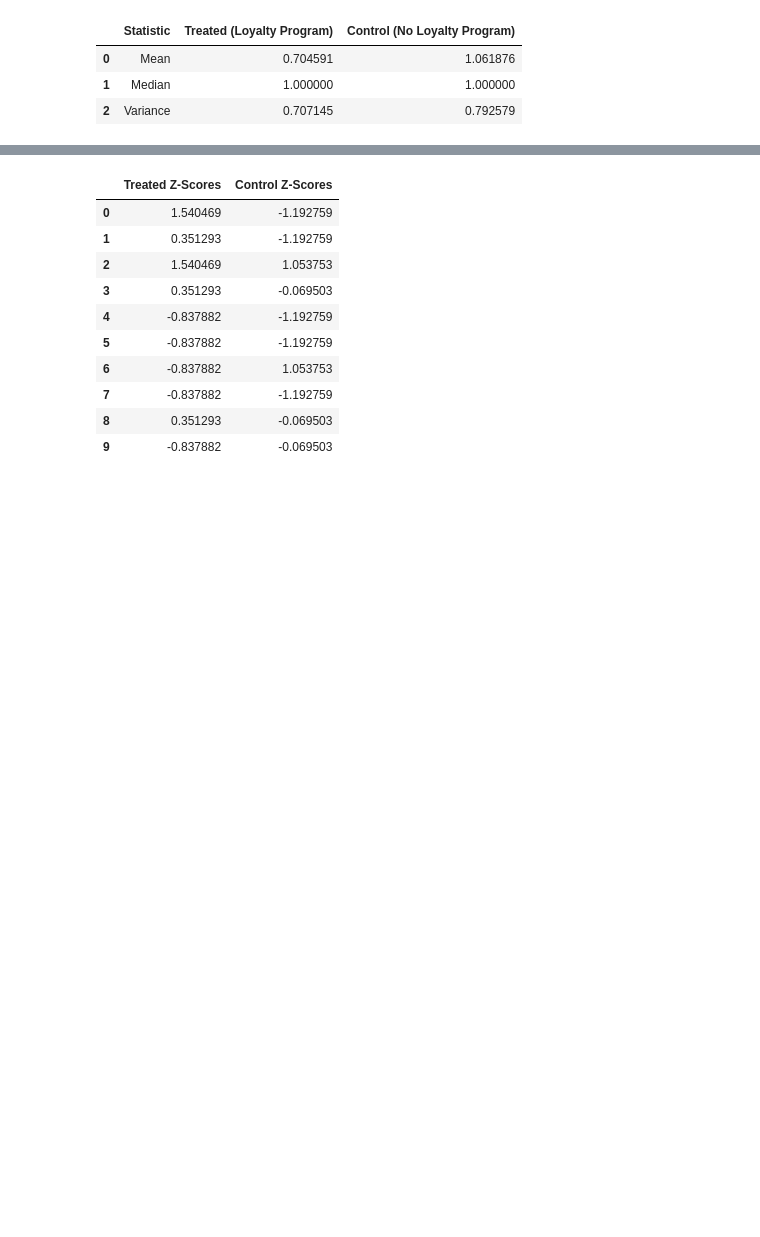
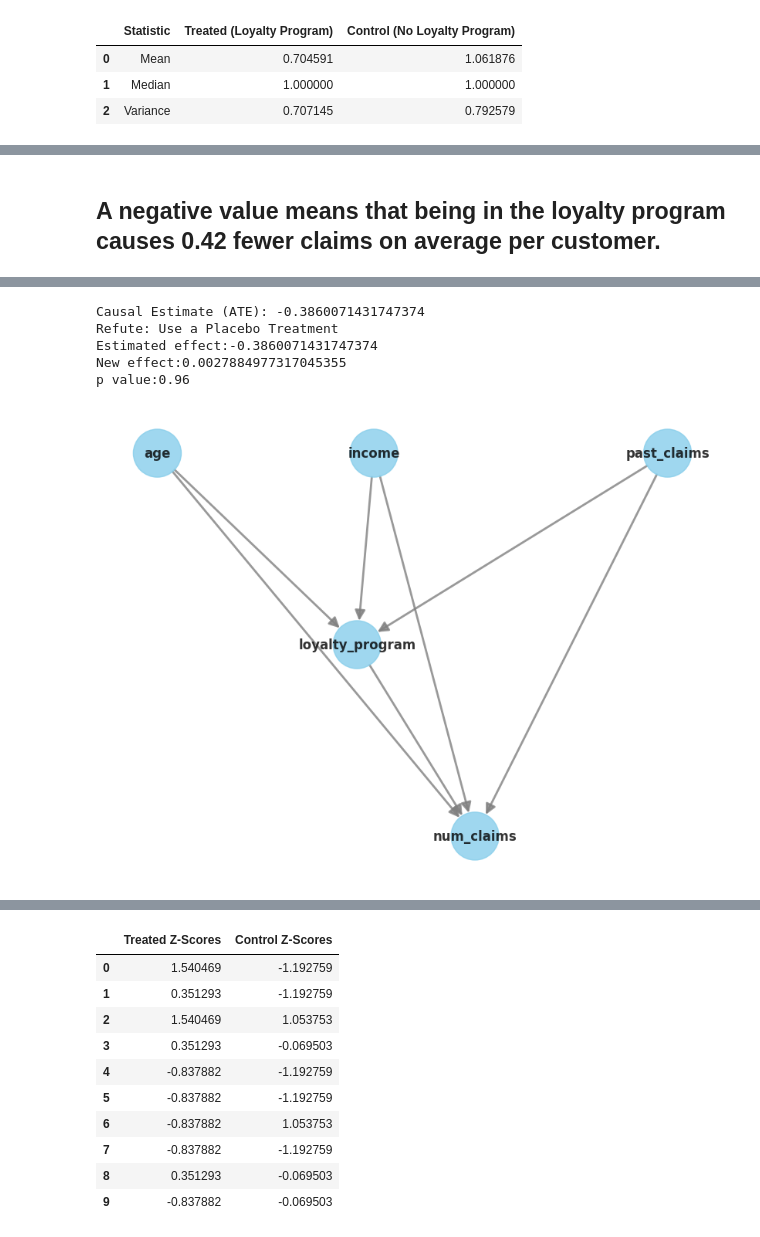
Before and after one commit to amfei/Statistical_Inference, a Jupyter notebook: Statistical_inference.ipynb, the cells around one changed output, grey strips where cells are left out. Drawn from its saved outputs; the diff is of its cells as text; code cells hidden in the pictures; blank space fills up the shorter version.

```diff
--- a/Statistical_inference.ipynb
+++ b/Statistical_inference.ipynb
@@ -225,0 +249,35 @@ np.float64(-0.3572854291417167)
+# %% [markdown]
+## A negative value  means that being in the loyalty program causes 0.42 fewer claims on average per customer.
+# %%
+#!pip install dowhy
+import warnings
+warnings.filterwarnings("ignore", category=FutureWarning)
+
+import dowhy
+from dowhy import CausalModel
+import pandas as pd
+
+df.drop(['propensity_score'], axis = 1, inplace = True)
+# Step 1: Define the causal model
+model = CausalModel(
+    data=df,
+    treatment="loyalty_program",
+    outcome="num_claims",
+    common_causes=["age", "income", "past_claims"]
+)
+
+# Step 2: Identify causal effect
+identified_estimand = model.identify_effect()
+
+# Step 3: Estimate causal effect using regression
+causal_estimate = model.estimate_effect(identified_estimand,
+                                        method_name="backdoor.linear_regression")
+
+print("Causal Estimate (ATE):", causal_estimate.value)
+
+# Step 4: Refute the estimate using a placebo test
+refute_result = model.refute_estimate(identified_estimand, causal_estimate, method_name="placebo_treatment_refuter")
+print(refute_result)
+# Step 2: Visualize the causal graph
+model.view_model(layout="dot")  # will save a .png file or render inline in Jupyter Notebook
+# %% [output]
@@ -225,0 +285,6 @@ np.float64(-0.3572854291417167)
+Causal Estimate (ATE): -0.3860071431747374
+Refute: Use a Placebo Treatment
+Estimated effect:-0.3860071431747374
+New effect:0.0027884977317045355
+p value:0.96
+[figure, added]
```
Also changed, not shown: parts of 8 cells of this notebook.
